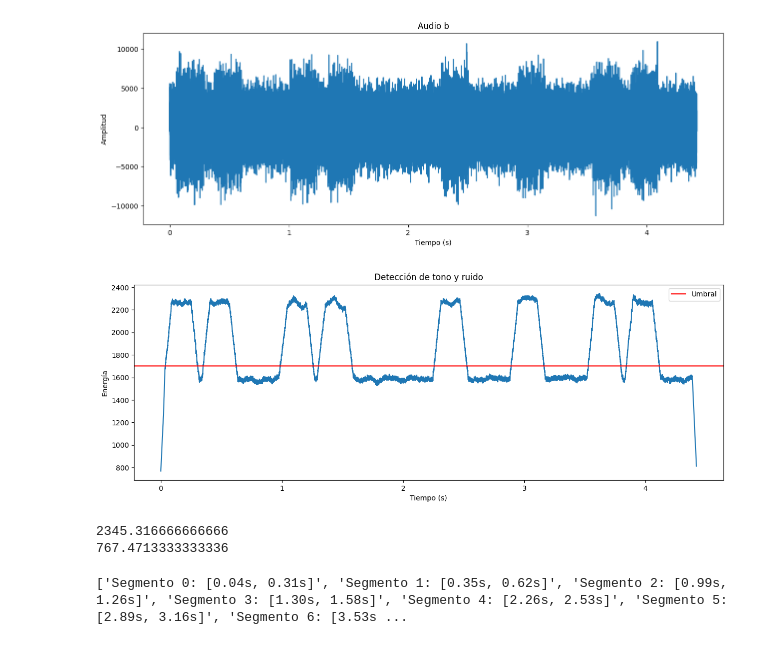
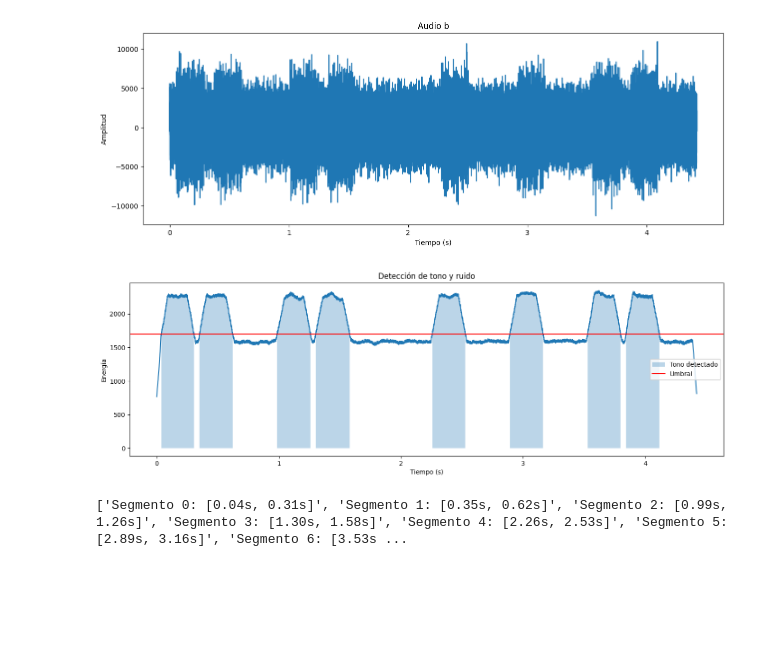
Before and after one commit to Dowhyj32/Modelado-Continuo, a Jupyter notebook: Analisis de Fourier/TP/tp2.ipynb, the cells around one changed output. Drawn from its saved outputs; the diff is of its cells as text; code cells hidden in the pictures; blank space fills up the shorter version.

```diff
--- a/Analisis de Fourier/TP/tp2.ipynb
+++ b/Analisis de Fourier/TP/tp2.ipynb
@@ -140,33 +148,36 @@ plt.show()
 # %%
 amplitud = np.abs(canal_b)
 
 ventana = 3000
 
 energia = np.convolve(
     amplitud,
     np.ones(ventana)/ventana,
     mode='same'
 )
 
 umbral = 1700
 
 hay_senal = energia > umbral
 
-plt.figure(figsize=(15,5))
+plt.figure(figsize=(17,5))
 plt.plot(tb, energia)
+plt.fill_between(
+    tb,
+    0,
+    energia,
+    where=hay_senal,
+    alpha=0.3,
+    label='Tono detectado'
+)
 plt.axhline(umbral, color='red', label='Umbral')
 plt.xlabel('Tiempo (s)')
 plt.ylabel('Energía')
 plt.title(f'Detección de tono y ruido')
-plt.legend()
+plt.legend(loc='right')
 plt.show()
-
-print(np.max(energia))
-print(np.min(energia))
 # %% [output]
-[figure, old version]
+[figure, new version]
-2345.316666666666
-767.4713333333336
 # %%
 cambios = np.diff(hay_senal.astype(int))
 
```
Also changed, not shown: parts of 5 cells of this notebook, 1 other file.
